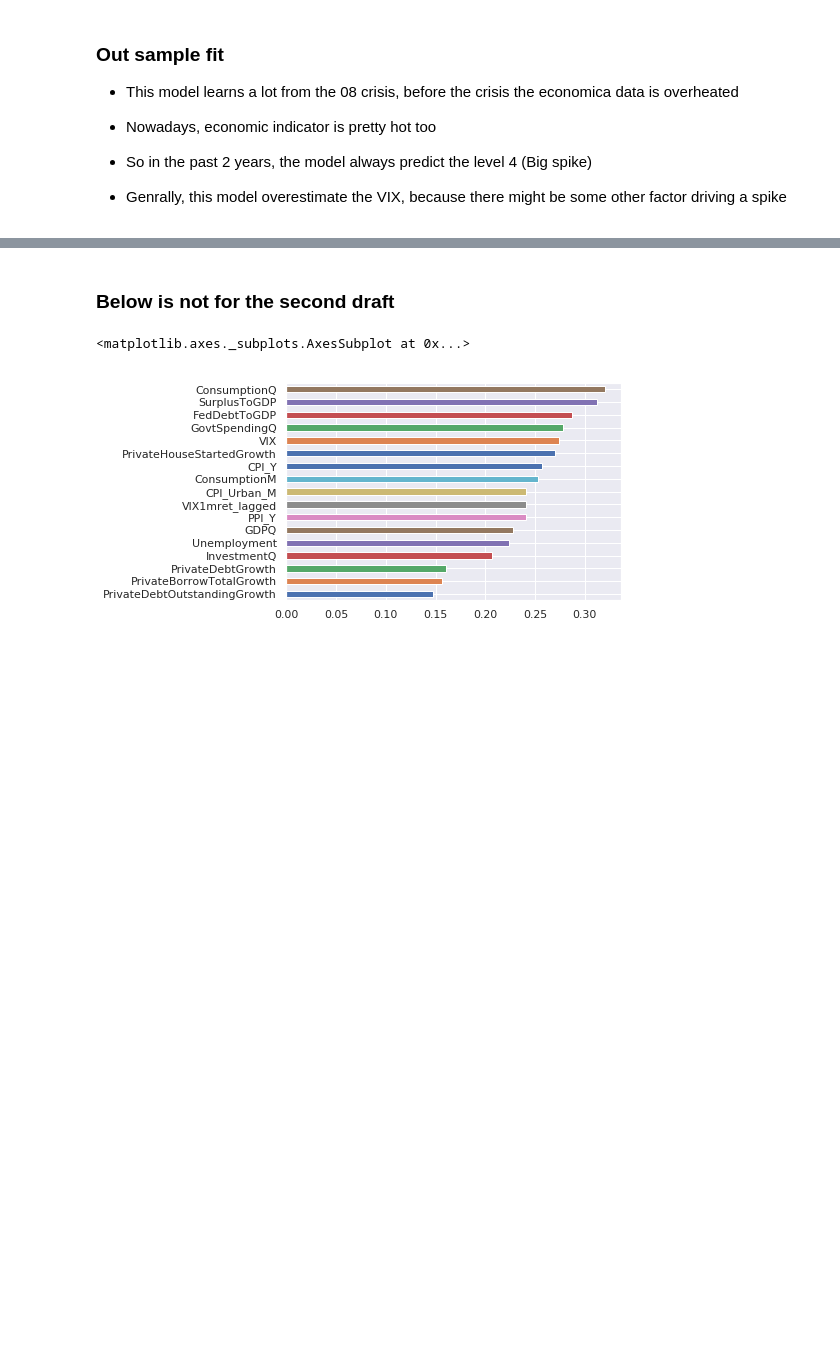
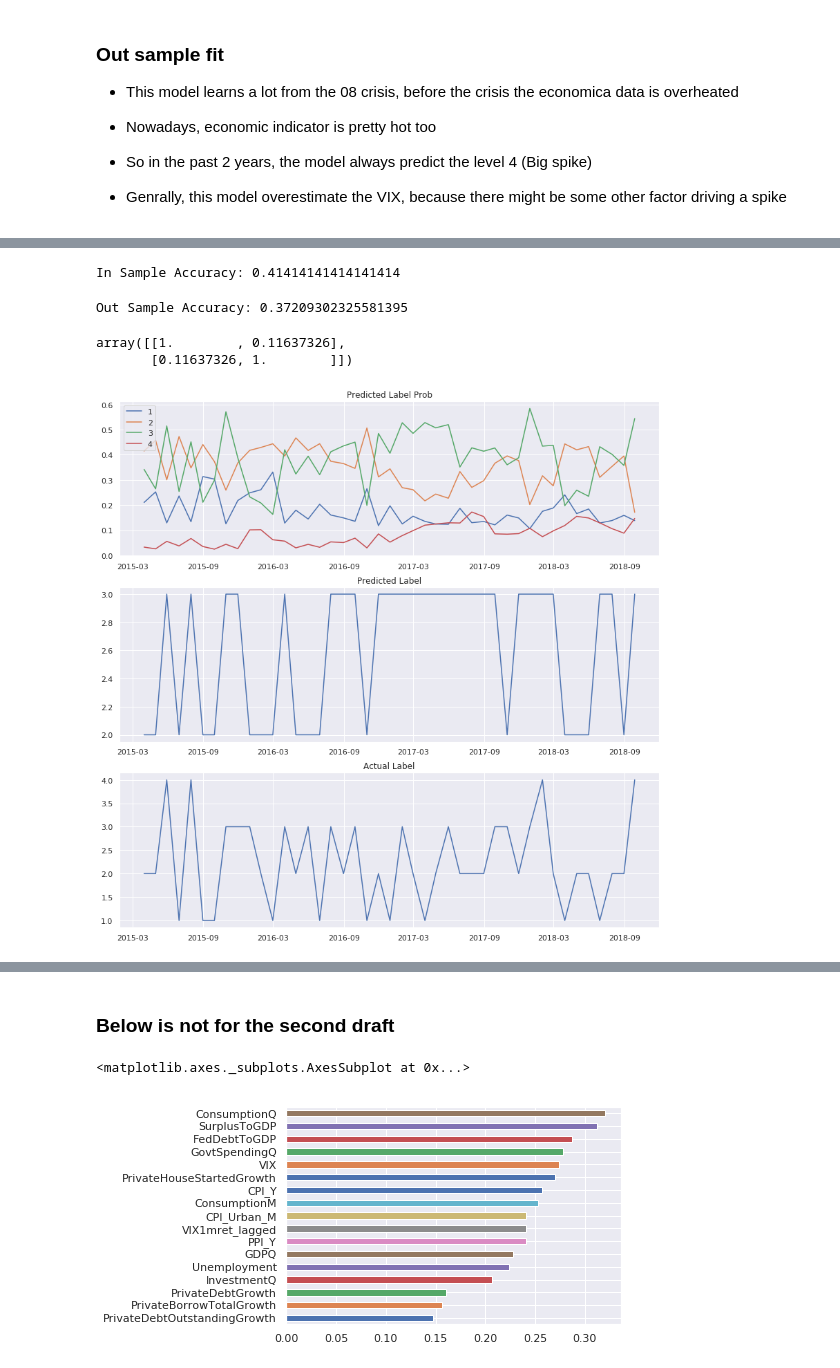
Before and after one commit to ShawnZhouu/VIXPrediction, a Jupyter notebook: MacroPredictsVIX.ipynb, the cells around one changed output, grey strips where cells are left out. Cells and saved outputs as stored; diff of their text form; code cells hidden in the pictures; blank space fills up the shorter version.

```diff
--- a/MacroPredictsVIX.ipynb
+++ b/MacroPredictsVIX.ipynb
@@ -311,0 +311,31 @@ ImpSeries.sort_values().plot.barh();
+# %%
+# X_train_ = X_train_.drop(columns = ['FedDebtToGDP','SurplusToGDP','VIX1mret_lagged','InvestmentQ'])
+X_test_ = X_test_.drop(columns = ['FedDebtToGDP','SurplusToGDP','VIX1mret_lagged','InvestmentQ'])
+# %%
+clf = LogisticRegression(random_state=0, C=.105,class_weight = None, multi_class = 'multinomial',solver='lbfgs').fit(X_train_, y_train)
+print('In Sample Accuracy:',clf.score(X_train_, y_train))
+# %% [output]
+In Sample Accuracy: 0.41414141414141414
+# %%
+plt.figure(figsize=(14,14))
+plt.subplot(3,1,1)
+plt.title('Predicted Label Prob')
+for i in range(len(clf.classes_)):
+    plt.plot(y_test.index,clf.predict_proba(X_test_)[:,i], label = clf.classes_[i])
+plt.legend()
+
+plt.subplot(3,1,2)
+plt.title('Predicted Label')
+plt.plot(y_test.index, clf.predict(X_test_))
+
+plt.subplot(3,1,3)
+plt.title('Actual Label')
+plt.plot(y_test)
+
+print('Out Sample Accuracy:', clf.score(X_test_,y_test))
+np.corrcoef(y_test_ret.astype(float),clf.predict_proba(X_test_)[:,3])
+# %% [output]
+Out Sample Accuracy: 0.37209302325581395
+array([[1.        , 0.11637326],
+       [0.11637326, 1.        ]])
+[figure, added]
```
Also changed, not shown: parts of 33 cells of this notebook, 1 other file.
